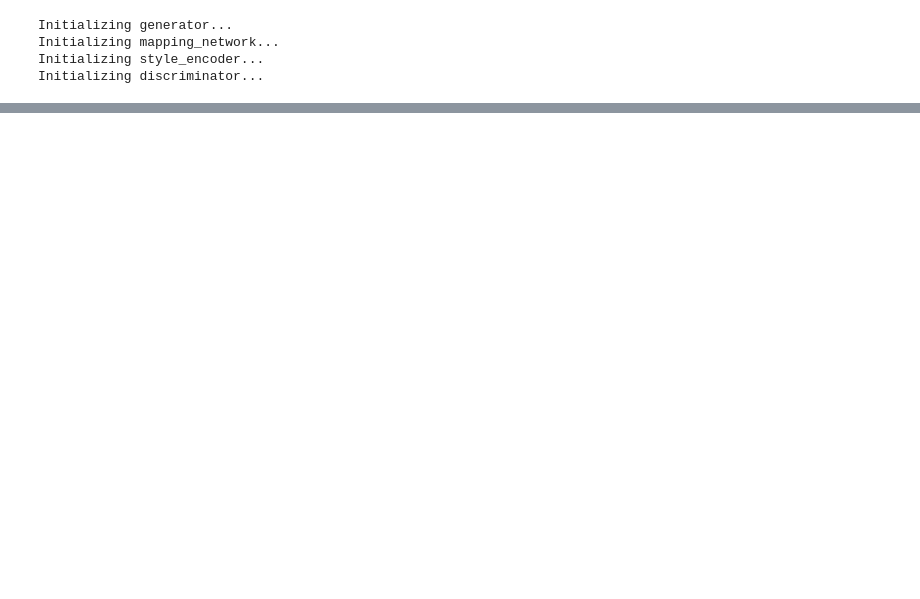
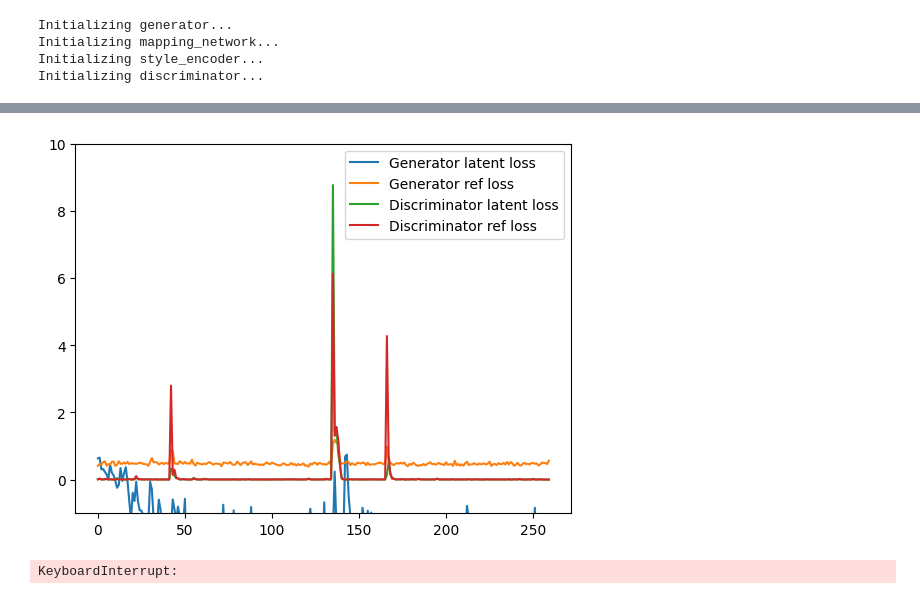
Before and after one commit to BalthazarBujard/StarGAN-v2, a Jupyter notebook: train_test.ipynb, the cells around one changed output, grey strips where cells are left out. Drawn from its saved outputs; the diff is of its cells as text; code cells hidden in the pictures; blank space fills up the shorter version.

```diff
--- a/train_test.ipynb
+++ b/train_test.ipynb
@@ -74,0 +72,12 @@ Clipping input data to the valid range for imshow with RGB data ([0..1] for floa
+# %%
+#continue training from last iter = 1000
+params.resume_iter=1000
+params.max_iter=2000
+params.lambda_ds=0.5 #
+params
+
+trainer=Trainer(params)
+trainer.train(loaders)
+# %% [output]
+[figure, added]
+KeyboardInterrupt:
```
Also changed, not shown: parts of 4 cells of this notebook, 1 other file.
